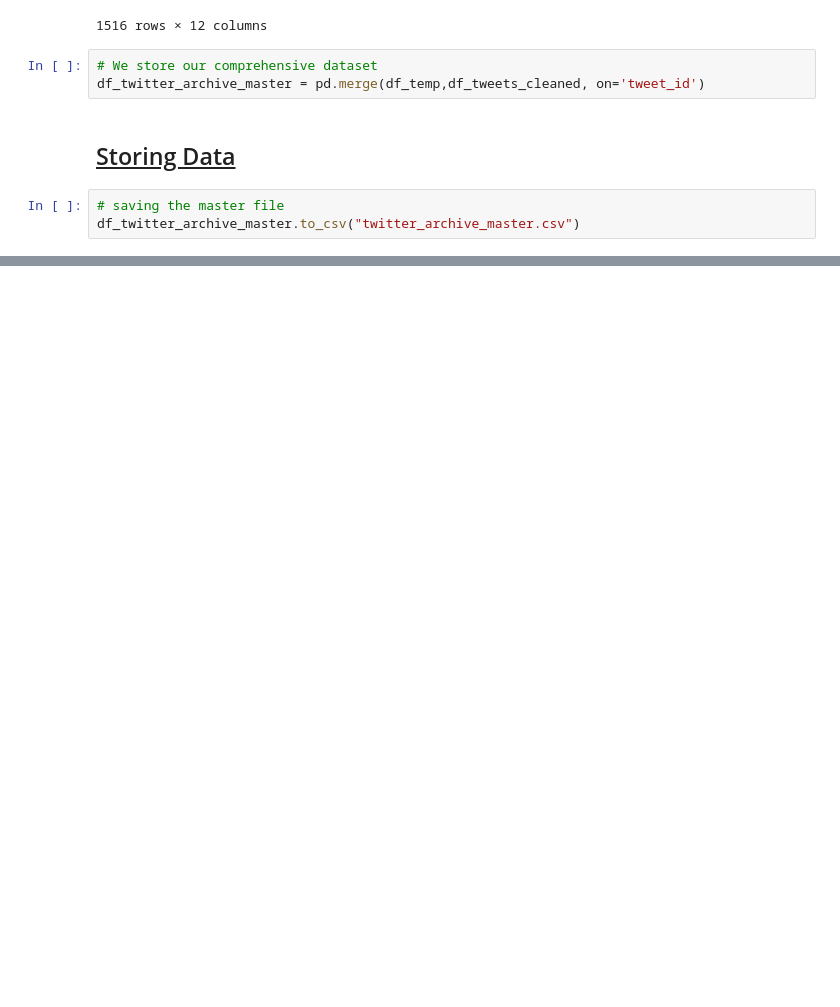
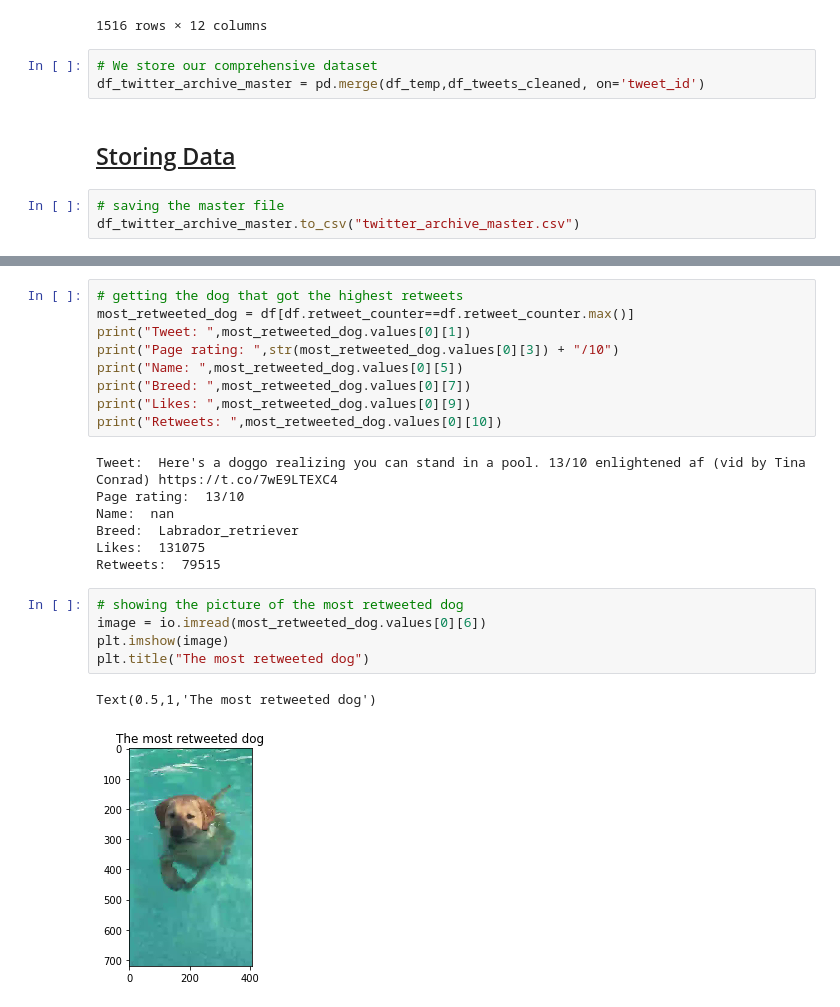
Before and after one commit to rimoun-g/Data_Wrangling_project-Python, a Jupyter notebook: wrangle_act.ipynb, the cells around one changed output, grey strips where cells are left out. Cells and saved outputs as stored; diff of their text form; blank space fills up the shorter version.

```diff
--- a/wrangle_act.ipynb
+++ b/wrangle_act.ipynb
@@ -706,0 +786,24 @@ df_twitter_archive_master.to_csv("twitter_archive_master.csv")
+# %%
+# getting the dog that got the highest retweets
+most_retweeted_dog = df[df.retweet_counter==df.retweet_counter.max()]
+print("Tweet: ",most_retweeted_dog.values[0][1])
+print("Page rating: ",str(most_retweeted_dog.values[0][3]) + "/10")
+print("Name: ",most_retweeted_dog.values[0][5])
+print("Breed: ",most_retweeted_dog.values[0][7])
+print("Likes: ",most_retweeted_dog.values[0][9])
+print("Retweets: ",most_retweeted_dog.values[0][10])
+# %% [output]
+Tweet:  Here's a doggo realizing you can stand in a pool. 13/10 enlightened af (vid by Tina Conrad) https://t.co/7wE9LTEXC4
+Page rating:  13/10
+Name:  nan
+Breed:  Labrador_retriever
+Likes:  131075
+Retweets:  79515
+# %%
+# showing the picture of the most retweeted dog
+image = io.imread(most_retweeted_dog.values[0][6])
+plt.imshow(image)
+plt.title("The most retweeted dog")
+# %% [output]
+Text(0.5,1,'The most retweeted dog')
+[figure, added]
```
Also changed, not shown: parts of 26 cells of this notebook, 2 other files.
